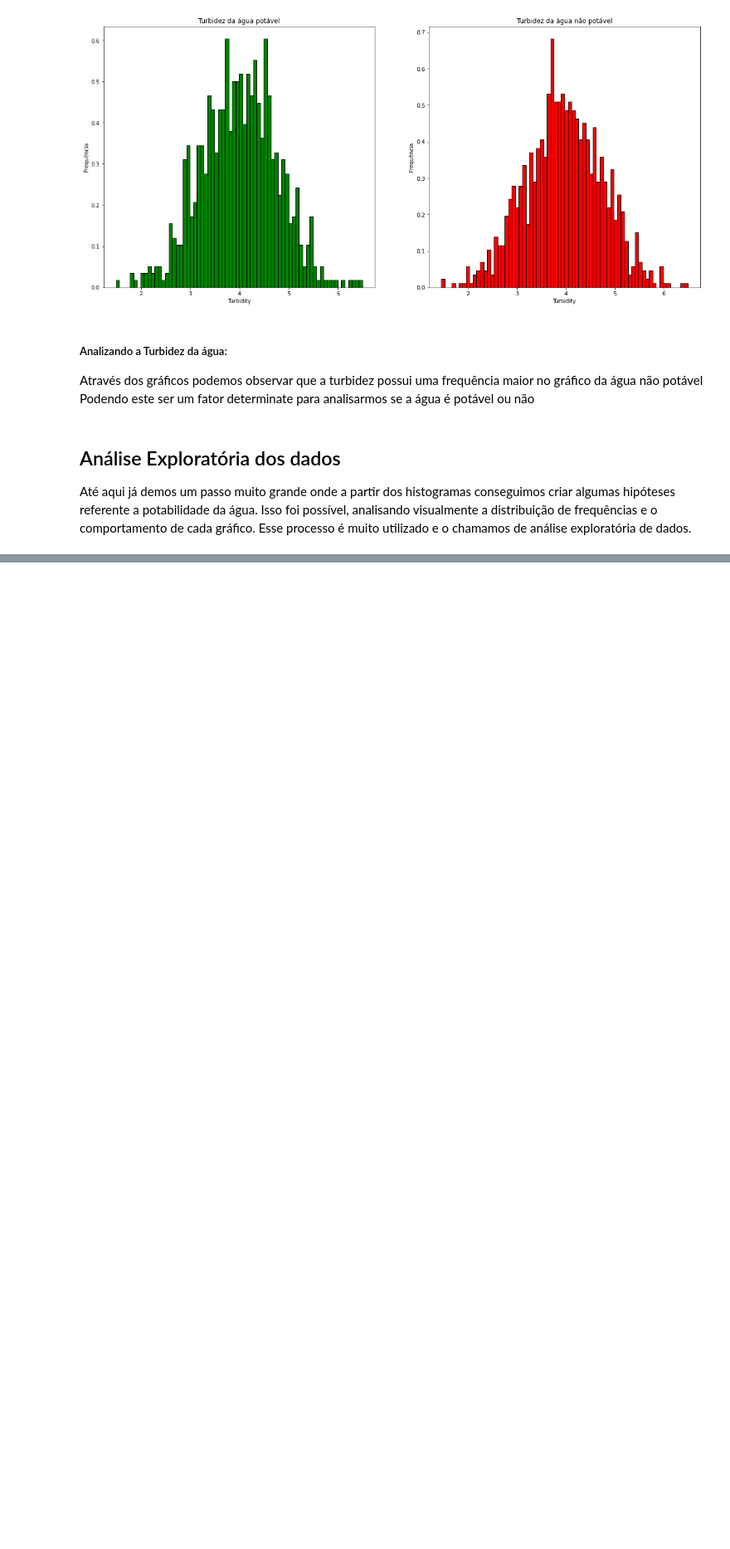
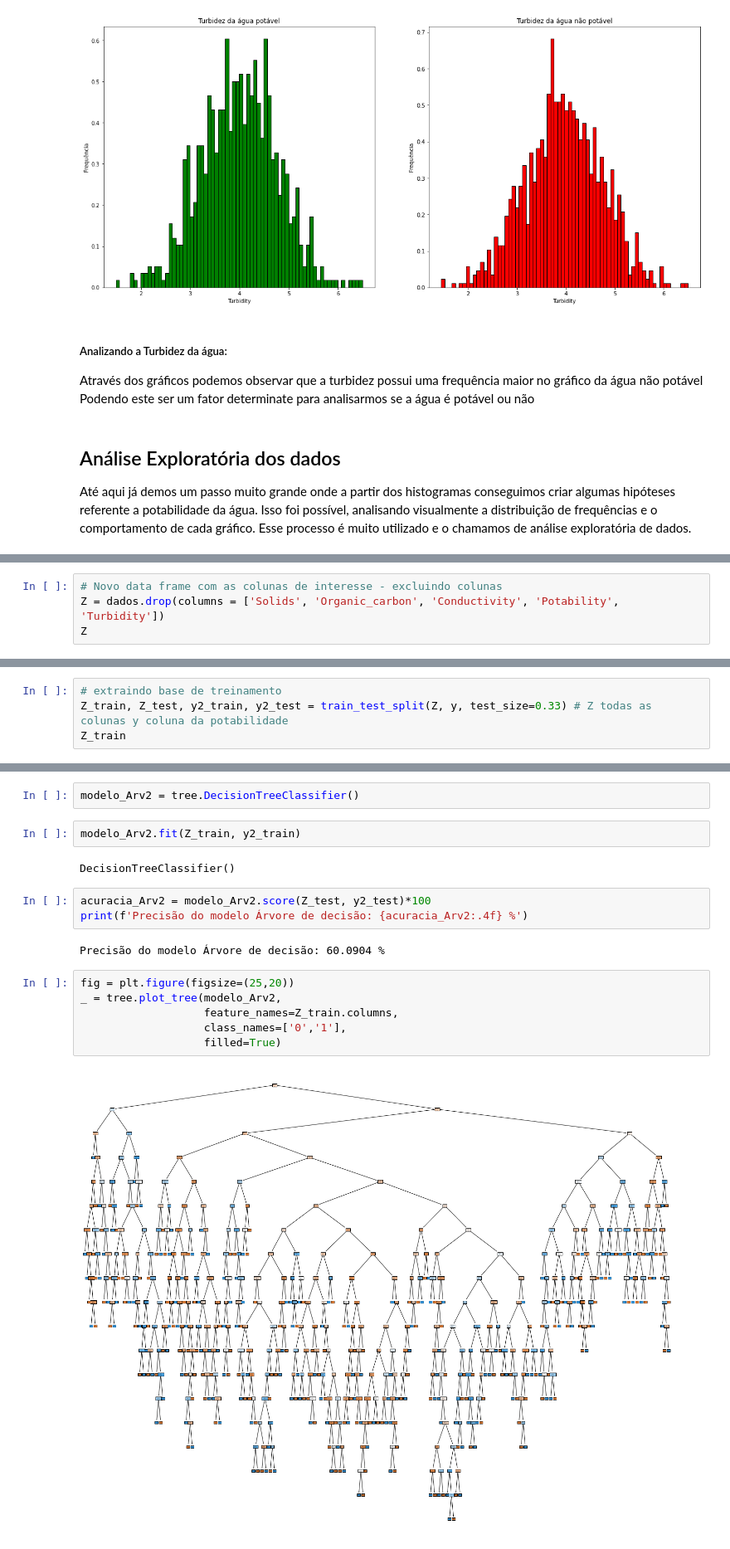
Before and after one commit to ykarodeandrade/datascience, a Jupyter notebook: projeto_2.ipynb, the cells around one changed output, grey strips where cells are left out. Shown: that part at 83% size. Drawn from its saved outputs; the diff is of its cells as text; blank space fills up the shorter version.

```diff
--- a/projeto_2.ipynb
+++ b/projeto_2.ipynb
@@ -380,0 +609,4 @@ Até aqui já demos um passo muito grande onde a partir dos histogramas consegui
+# %%
+# Novo data frame com as colunas de interesse - excluindo colunas
+Z = dados.drop(columns = ['Solids', 'Organic_carbon', 'Conductivity', 'Potability', 'Turbidity'])
+Z
@@ -380,0 +627,4 @@ Até aqui já demos um passo muito grande onde a partir dos histogramas consegui
+# %%
+# extraindo base de treinamento
+Z_train, Z_test, y2_train, y2_test = train_test_split(Z, y, test_size=0.33) # Z todas as colunas y coluna da potabilidade
+Z_train
@@ -380,0 +645,19 @@ Até aqui já demos um passo muito grande onde a partir dos histogramas consegui
+# %%
+modelo_Arv2 = tree.DecisionTreeClassifier()
+# %%
+modelo_Arv2.fit(Z_train, y2_train)
+# %% [output]
+DecisionTreeClassifier()
+# %%
+acuracia_Arv2 = modelo_Arv2.score(Z_test, y2_test)*100
+print(f'Precisão do modelo Árvore de decisão: {acuracia_Arv2:.4f} %')
+# %% [output]
+Precisão do modelo Árvore de decisão: 60.0904 %
+# %%
+fig = plt.figure(figsize=(25,20))
+_ = tree.plot_tree(modelo_Arv2,
+                   feature_names=Z_train.columns,
+                   class_names=['0','1'],
+                   filled=True)
+# %% [output]
+[figure, added]
```
Also changed, not shown: parts of 28 cells of this notebook.
